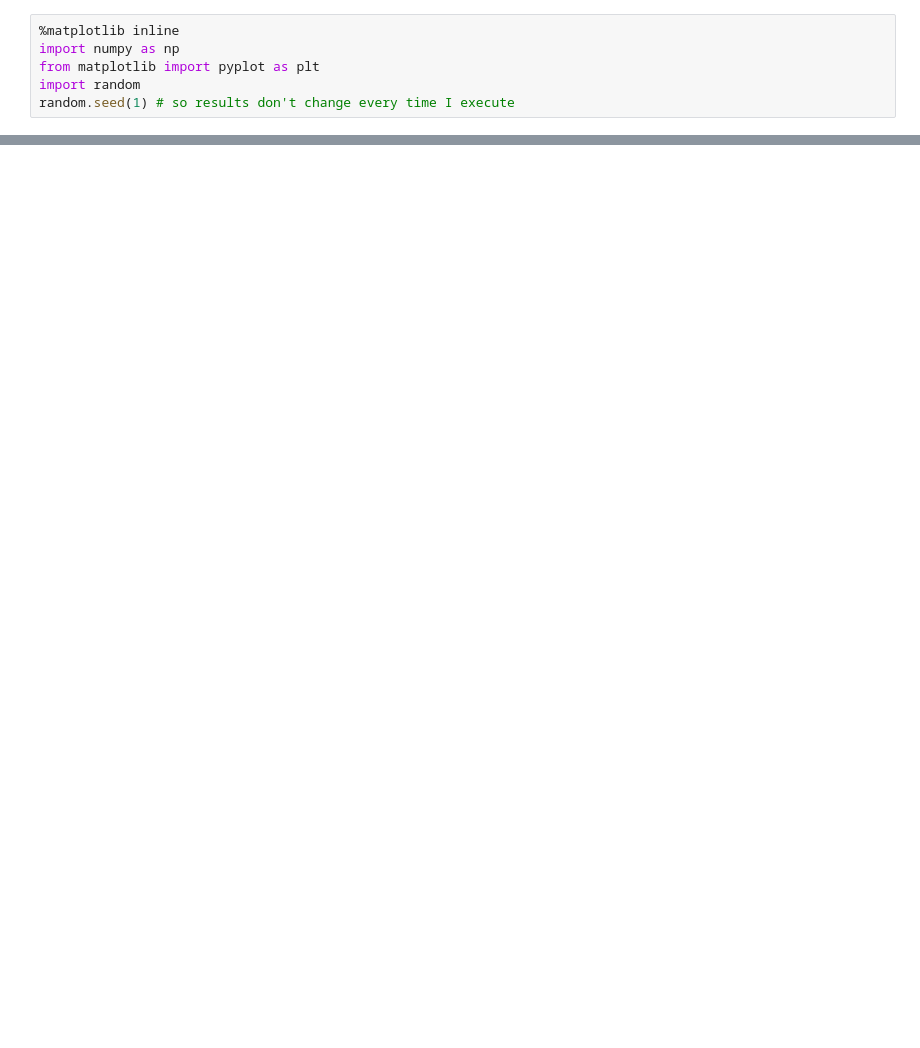
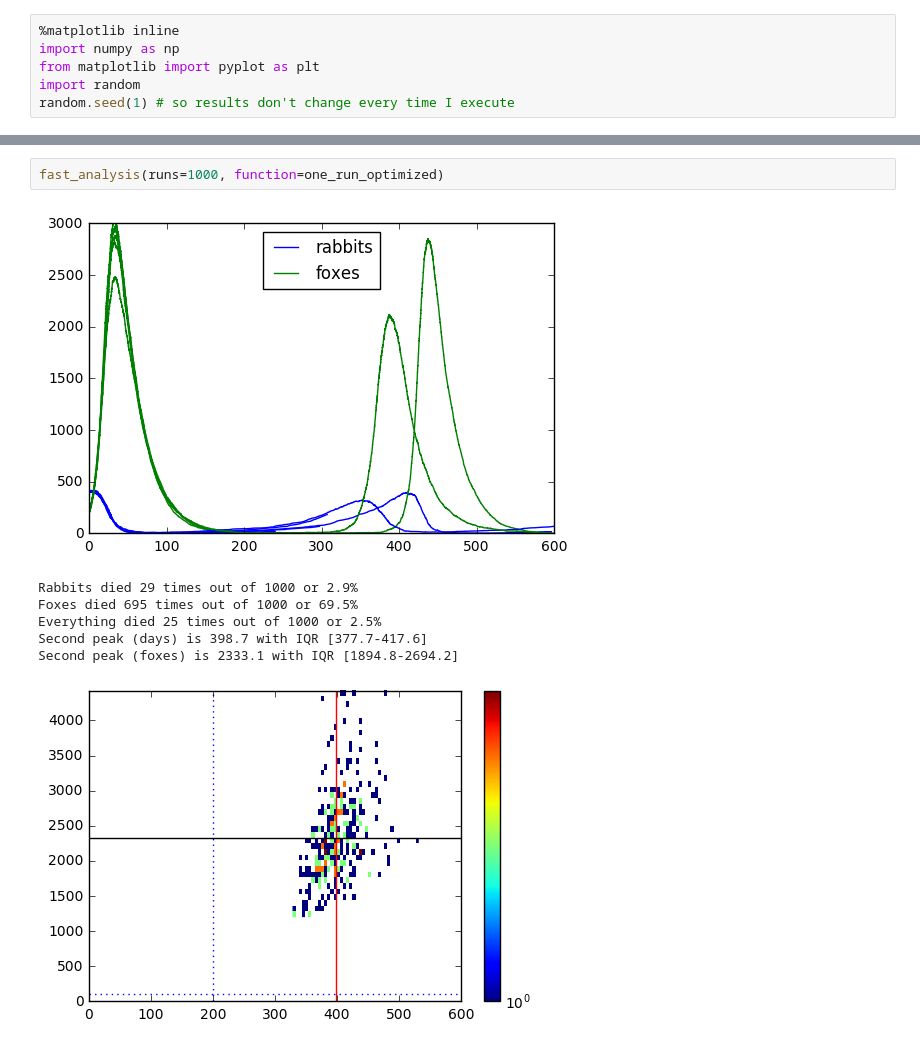
Before and after one commit to dbaugher/rabbits-and-foxes, a Jupyter notebook: CythonExample.ipynb, the cells around one changed output, grey strips where cells are left out. Drawn from its saved outputs; the diff is of its cells as text; blank space fills up the shorter version.

```diff
--- a/CythonExample.ipynb
+++ b/CythonExample.ipynb
@@ -394,0 +508,10 @@ Second peak (foxes) is 2369.5 with IQR [1957.0-2696.0]
+# %%
+fast_analysis(runs=1000, function=one_run_optimized)
+# %% [output]
+[figure, added]
+Rabbits died 29 times out of 1000 or 2.9%
+Foxes died 695 times out of 1000 or 69.5%
+Everything died 25 times out of 1000 or 2.5%
+Second peak (days) is 398.7 with IQR [377.7-417.6]
+Second peak (foxes) is 2333.1 with IQR [1894.8-2694.2]
+[figure, added]
```
Also changed, not shown: parts of 34 cells of this notebook.
